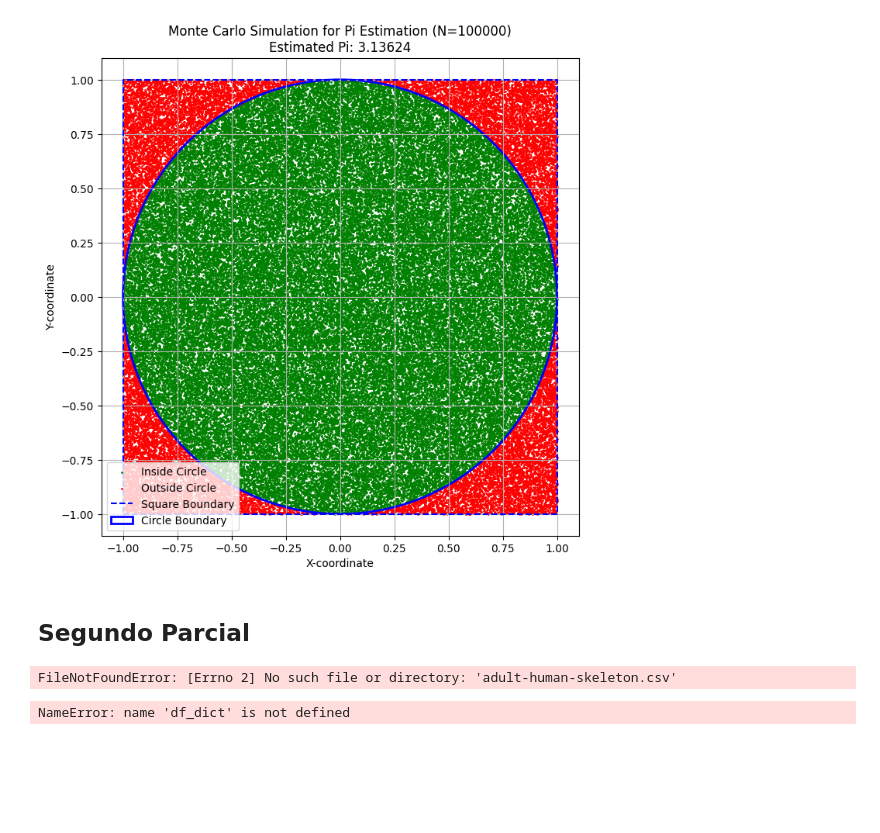
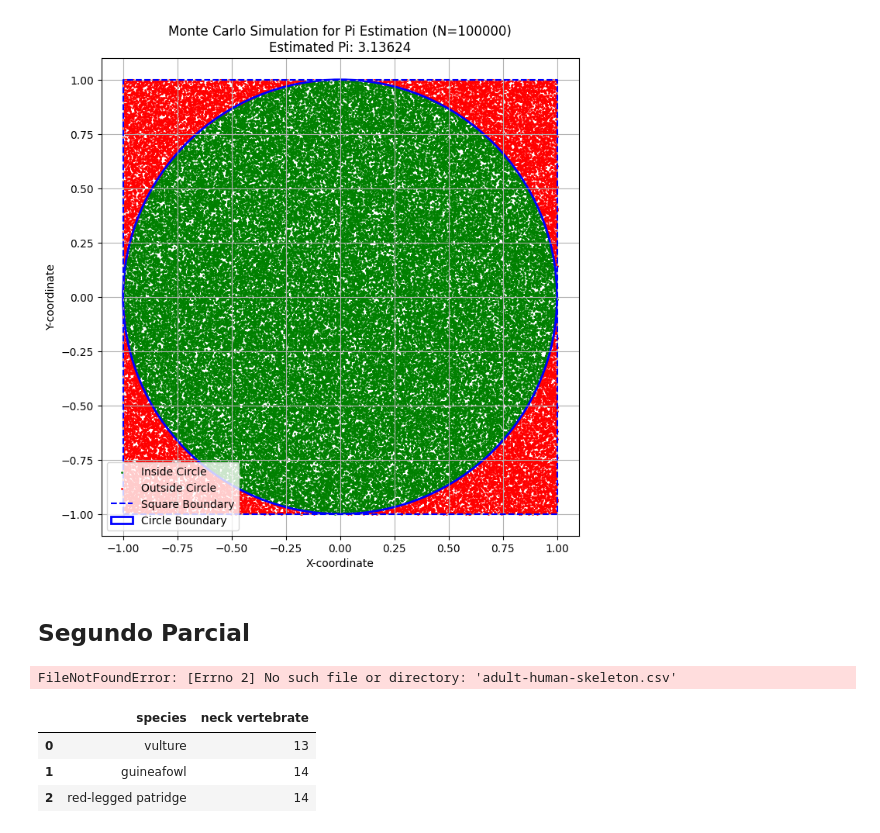
Before and after one commit to DavidZD5/Mineria-de-datos, a Jupyter notebook: MineriaDatos.ipynb, the cells around one changed output. Drawn from its saved outputs; the diff is of its cells as text; code cells hidden in the pictures; blank space fills up the shorter version.

```diff
--- a/MineriaDatos.ipynb
+++ b/MineriaDatos.ipynb
@@ -1749,8 +1749,11 @@ df #display it
 FileNotFoundError: [Errno 2] No such file or directory: 'adult-human-skeleton.csv'
 # %%
 import pandas as pd
-df = {"species" : ["vulture", "guineafowl", "red-legged patridge"], "neck vertebrate" : {13,14,14} }
-df = pd.DataFrame(df_dict)
+df_data = {"species" : ["vulture", "guineafowl", "red-legged patridge"], "neck vertebrate" : [13,14,14] }
+df = pd.DataFrame(df_data)
 df
 # %% [output]
-NameError: name 'df_dict' is not defined
+|  | species | neck vertebrate |
+| 0 | vulture | 13 |
+| 1 | guineafowl | 14 |
+| 2 | red-legged patridge | 14 |
```
